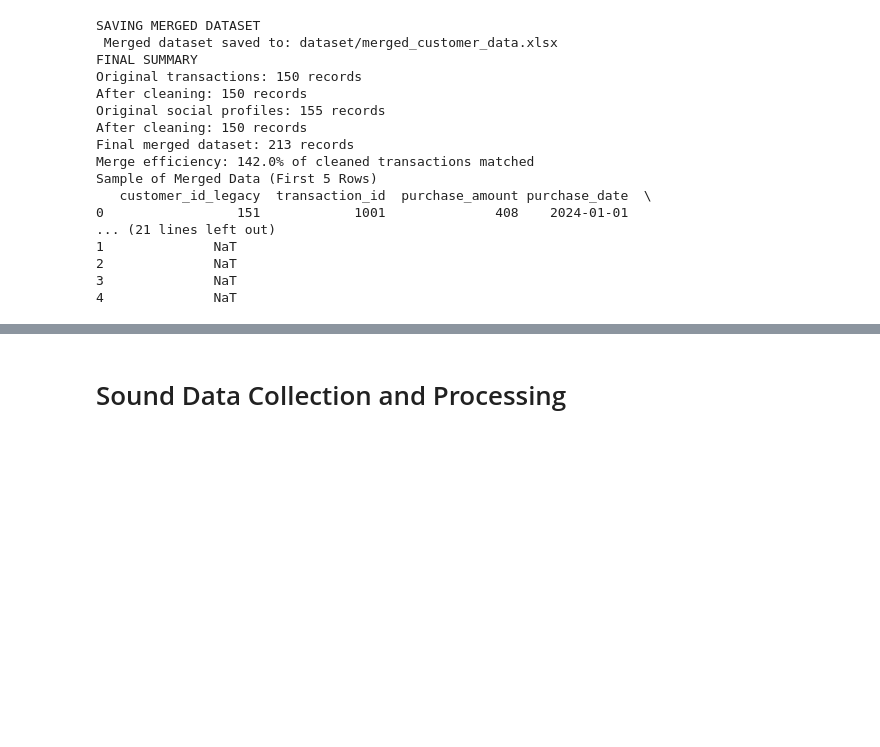
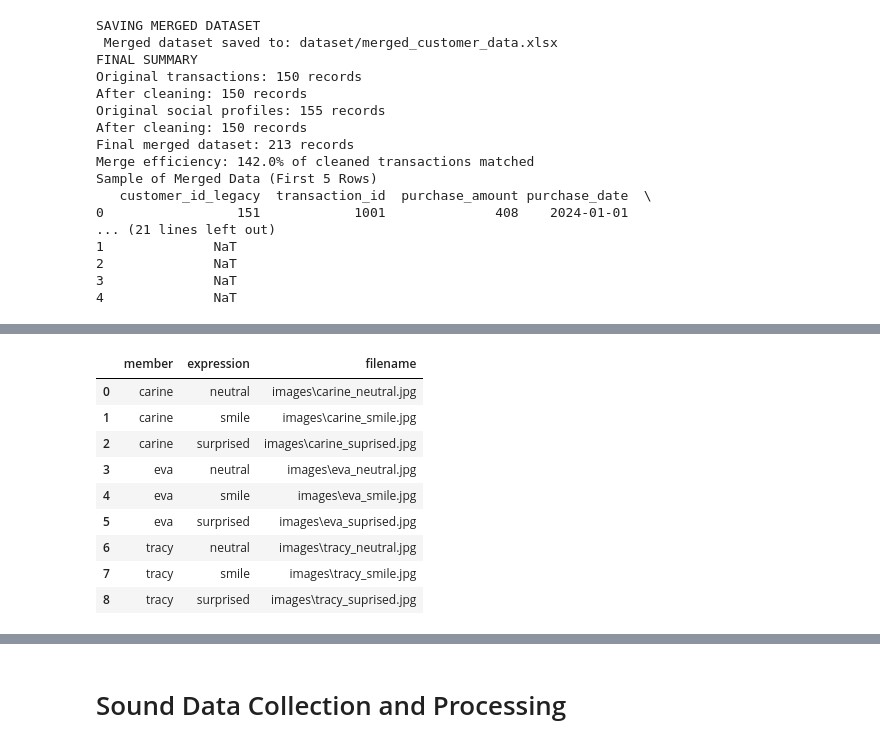
Before and after one commit to nshimiyeemmy/Formative2-Data-Preprocessing, a Jupyter notebook: authentication_system.ipynb, the cells around one changed output, grey strips where cells are left out. Drawn from its saved outputs; the diff is of its cells as text; code cells hidden in the pictures; blank space fills up the shorter version.

```diff
--- a/authentication_system.ipynb
+++ b/authentication_system.ipynb
@@ -584,0 +616,33 @@ Sample of Merged Data (First 5 Rows)
+# %%
+from pathlib import Path
+import pandas as pd
+import matplotlib.pyplot as plt
+import cv2
+
+IMG_DIR = Path("images")
+
+rows = []
+for p in IMG_DIR.glob("*.jpg"):
+    name = p.stem                  # e.g. tracy_neutral
+    person, expr = name.split("_") # tracy, neutral
+    if expr == "suprised":
+        expr = "surprised"
+    rows.append({
+        "member": person,
+        "expression": expr,
+        "filename": str(p)
+    })
+
+img_df = pd.DataFrame(rows)
+img_df
+# %% [output]
+|  | member | expression | filename |
+| 0 | carine | neutral | images\carine_neutral.jpg |
+| 1 | carine | smile | images\carine_smile.jpg |
+| 2 | carine | surprised | images\carine_suprised.jpg |
+| 3 | eva | neutral | images\eva_neutral.jpg |
+| 4 | eva | smile | images\eva_smile.jpg |
+| 5 | eva | surprised | images\eva_suprised.jpg |
+| 6 | tracy | neutral | images\tracy_neutral.jpg |
+| 7 | tracy | smile | images\tracy_smile.jpg |
+| 8 | tracy | surprised | images\tracy_suprised.jpg |
```
Also changed, not shown: parts of 4 cells of this notebook, 9 other files.
